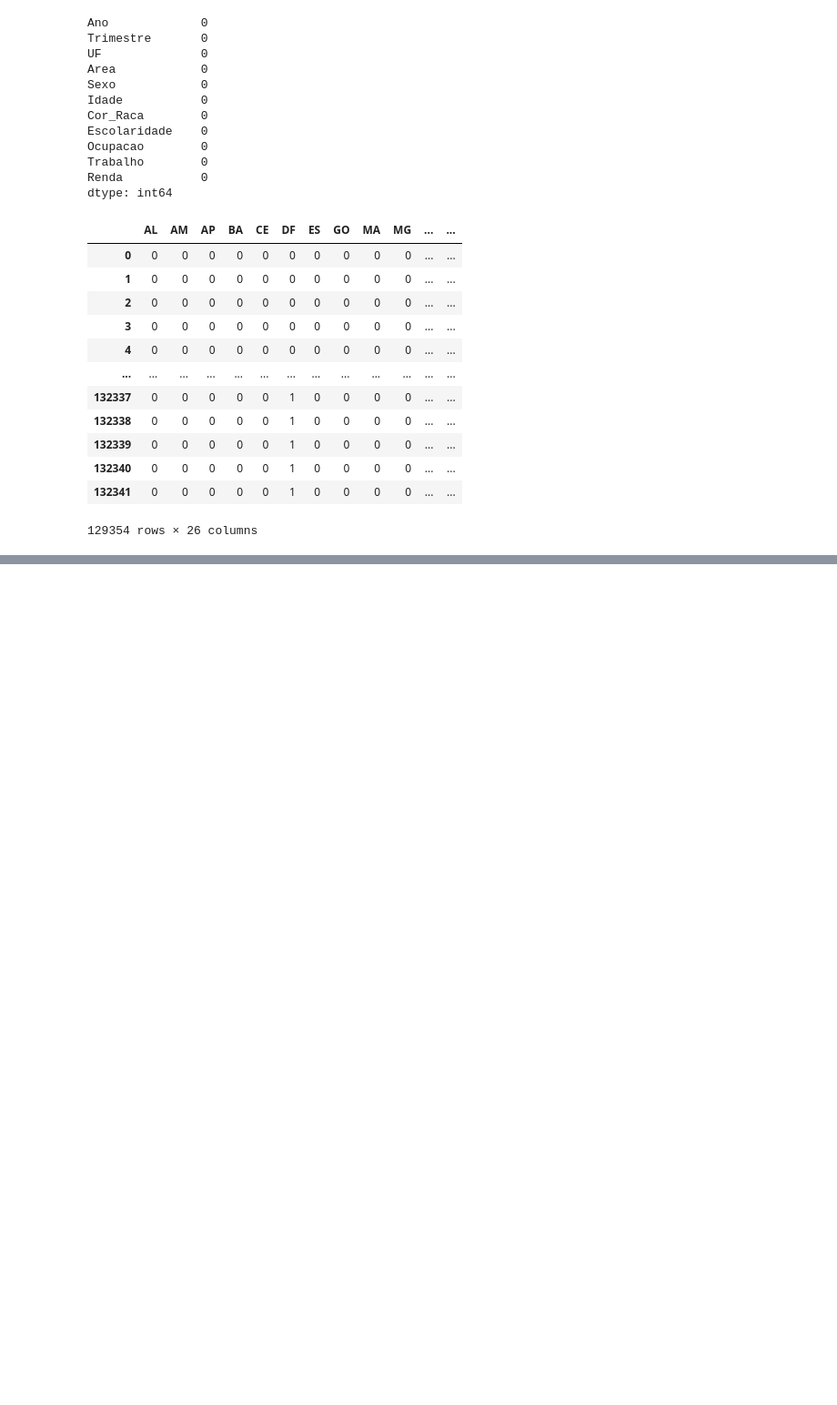
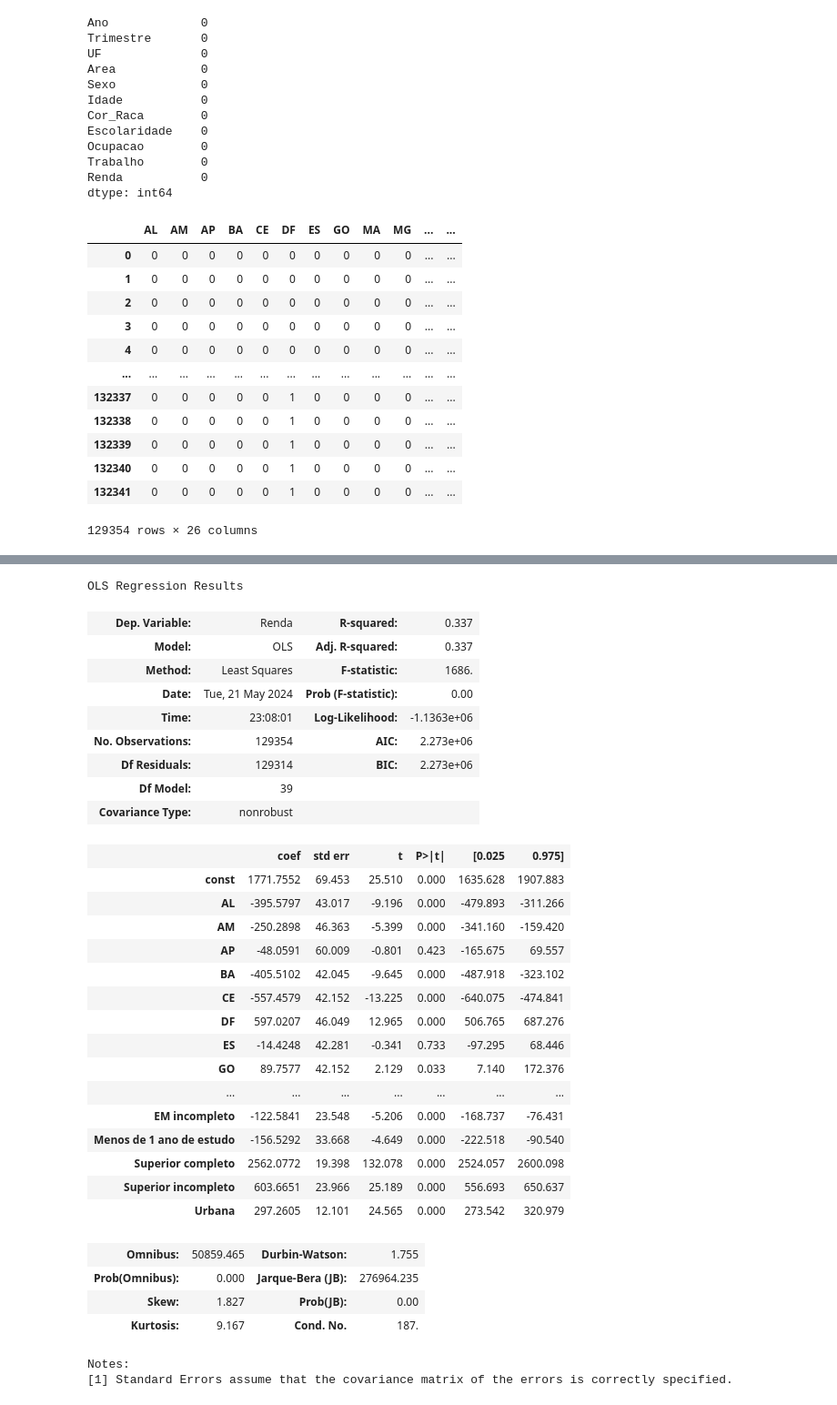
Before and after one commit to guilhermenakama/C_DADOS_PROJETO3, a Jupyter notebook: projeto3_grupo8.ipynb, the cells around one changed output, grey strips where cells are left out. Shown: that part at 91% size. Cells and saved outputs as stored; diff of their text form; code cells hidden in the pictures; blank space fills up the shorter version.

```diff
--- a/projeto3_grupo8.ipynb
+++ b/projeto3_grupo8.ipynb
@@ -508,3 +508,14 @@ dummies_Cor_Raca = pd.get_dummies(dados_small['Cor_Raca'],drop_first=True,dtype=
 dummies_Escolaridade = pd.get_dummies(dados_small['Escolaridade'],drop_first=True,dtype='int64')
 # %%
 dummies_Area = pd.get_dummies(dados_small['Area'],drop_first=True,dtype='int64')
+# %%
+def regress(Y,X):
+    '''
+    Y: coluna do DataFrame utilizada como variável resposta (TARGET)
+    X: coluna(s) do DataFrame utilizadas como variável(is) explicativas (FEATURES)
+    '''
+    X_cp = sm.add_constant(X)
+    model = sm.OLS(Y,X_cp)
+    results = model.fit()
+
+    return results
@@ -510,0 +558,44 @@ dummies_Area = pd.get_dummies(dados_small['Area'],drop_first=True,dtype='int64')
+# %%
+X = df[['AL', 'AM', 'AP', 'BA',
+       'CE', 'DF', 'ES', 'GO', 'MA', 'MG', 'MS', 'MT', 'PA', 'PB', 'PE', 'PI',
+       'PR', 'RJ', 'RN', 'RO', 'RR', 'RS', 'SC', 'SE', 'SP', 'TO', 'Mulher',
+       'Branca', 'Ignorado', 'Indígena', 'Parda', 'Preta', 'EF incompleto',
+       'EM completo', 'EM incompleto', 'Menos de 1 ano de estudo',
+       'Superior completo', 'Superior incompleto', 'Urbana']]
+Y = df['Renda']
+
+results = regress(Y,X)
+results.summary()
+# %% [output]
+OLS Regression Results
+| Dep. Variable: | Renda | R-squared: | 0.337 |
+| Model: | OLS | Adj. R-squared: | 0.337 |
+| Method: | Least Squares | F-statistic: | 1686. |
+| Date: | Tue, 21 May 2024 | Prob (F-statistic): | 0.00 |
+| Time: | 23:08:01 | Log-Likelihood: | -1.1363e+06 |
+| No. Observations: | 129354 | AIC: | 2.273e+06 |
+| Df Residuals: | 129314 | BIC: | 2.273e+06 |
+| Df Model: | 39 |  |  |
+| Covariance Type: | nonrobust |  |  |
+|  | coef | std err | t | P>|t| | [0.025 | 0.975] |
+| const | 1771.7552 | 69.453 | 25.510 | 0.000 | 1635.628 | 1907.883 |
+| AL | -395.5797 | 43.017 | -9.196 | 0.000 | -479.893 | -311.266 |
+| AM | -250.2898 | 46.363 | -5.399 | 0.000 | -341.160 | -159.420 |
+| AP | -48.0591 | 60.009 | -0.801 | 0.423 | -165.675 | 69.557 |
+| BA | -405.5102 | 42.045 | -9.645 | 0.000 | -487.918 | -323.102 |
+| CE | -557.4579 | 42.152 | -13.225 | 0.000 | -640.075 | -474.841 |
+| DF | 597.0207 | 46.049 | 12.965 | 0.000 | 506.765 | 687.276 |
+| ES | -14.4248 | 42.281 | -0.341 | 0.733 | -97.295 | 68.446 |
+| GO | 89.7577 | 42.152 | 2.129 | 0.033 | 7.140 | 172.376 |
+| ... | ... | ... | ... | ... | ... | ... |
+| EM incompleto | -122.5841 | 23.548 | -5.206 | 0.000 | -168.737 | -76.431 |
+| Menos de 1 ano de estudo | -156.5292 | 33.668 | -4.649 | 0.000 | -222.518 | -90.540 |
+| Superior completo | 2562.0772 | 19.398 | 132.078 | 0.000 | 2524.057 | 2600.098 |
+| Superior incompleto | 603.6651 | 23.966 | 25.189 | 0.000 | 556.693 | 650.637 |
+| Urbana | 297.2605 | 12.101 | 24.565 | 0.000 | 273.542 | 320.979 |
+| Omnibus: | 50859.465 | Durbin-Watson: | 1.755 |
+| Prob(Omnibus): | 0.000 | Jarque-Bera (JB): | 276964.235 |
+| Skew: | 1.827 | Prob(JB): | 0.00 |
+| Kurtosis: | 9.167 | Cond. No. | 187. |
+Notes:
+[1] Standard Errors assume that the covariance matrix of the errors is correctly specified.
```
Also changed, not shown: parts of 14 cells of this notebook.
